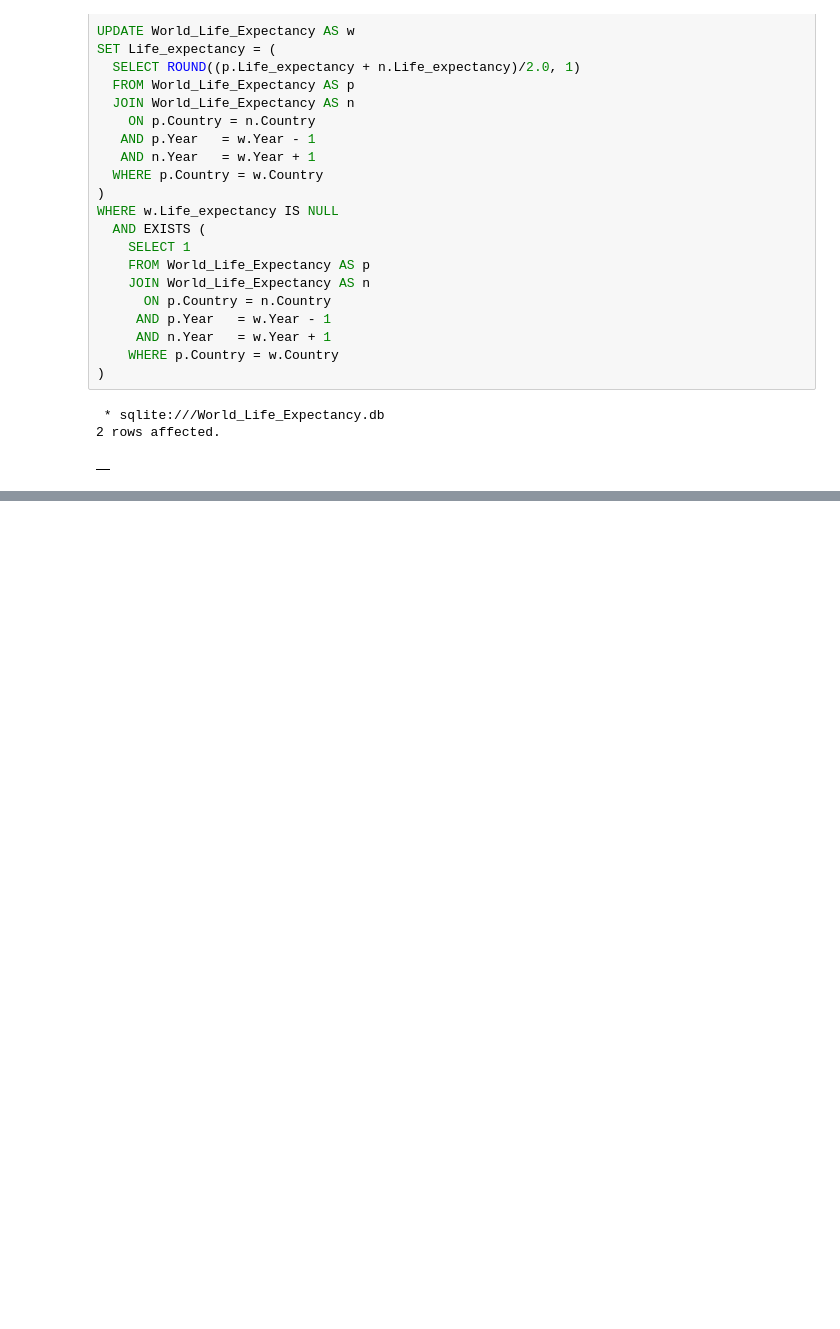
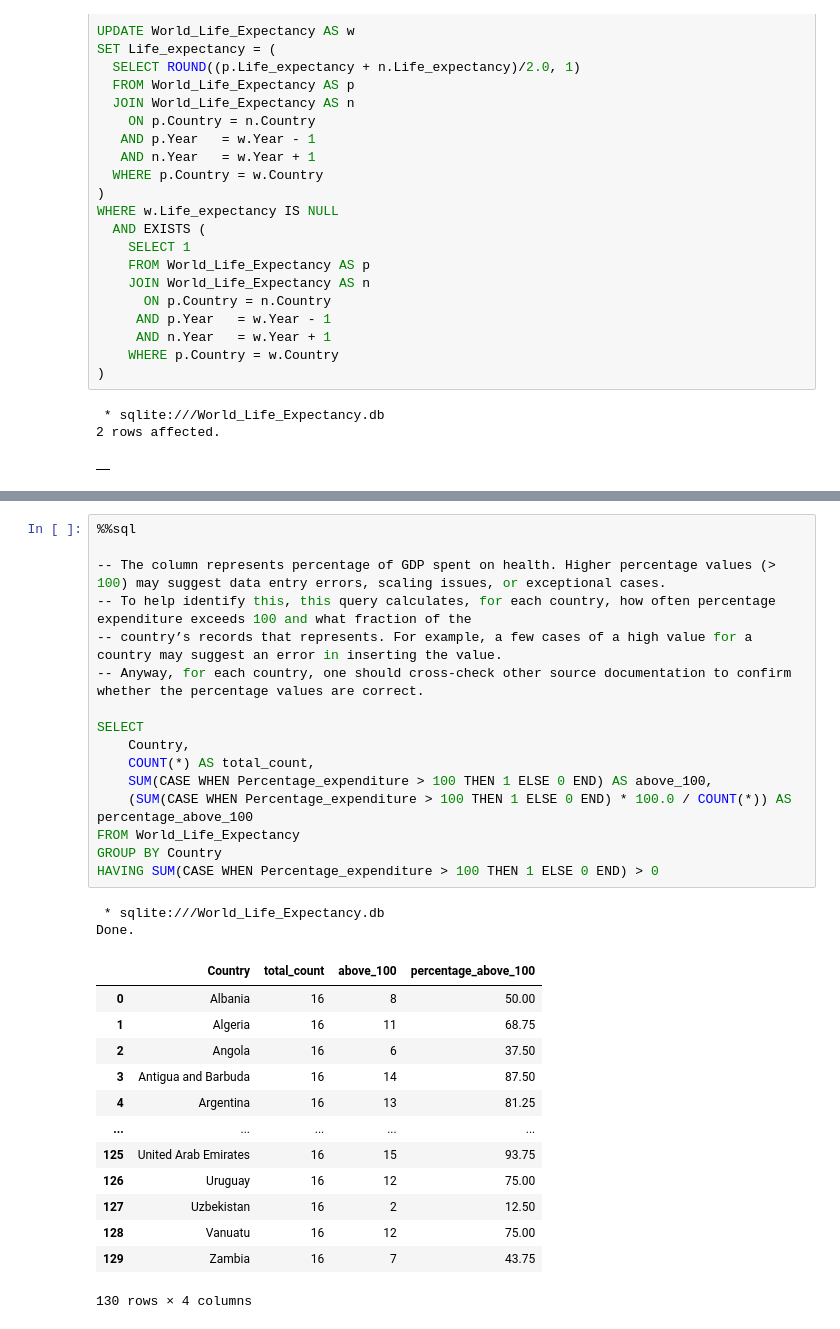
Before and after one commit to gianlucasposito/World-Life-Expectancy-Data-SQL, a Jupyter notebook: World_Life_Expectancy_SQL.ipynb, the cells around one changed output, grey strips where cells are left out. Saved outputs shown, nothing was run; the diff lists cells and outputs as text; blank space fills up the shorter version.

```diff
--- a/World_Life_Expectancy_SQL.ipynb
+++ b/World_Life_Expectancy_SQL.ipynb
@@ -315,0 +383,32 @@ WHERE w.Life_expectancy IS NULL
+# %%
+%%sql
+
+-- The column represents percentage of GDP spent on health. Higher percentage values (> 100) may suggest data entry errors, scaling issues, or exceptional cases.
+-- To help identify this, this query calculates, for each country, how often percentage expenditure exceeds 100 and what fraction of the
+-- country’s records that represents. For example, a few cases of a high value for a country may suggest an error in inserting the value.
+-- Anyway, for each country, one should cross-check other source documentation to confirm whether the percentage values are correct.
+
+SELECT
+    Country,
+    COUNT(*) AS total_count,
+    SUM(CASE WHEN Percentage_expenditure > 100 THEN 1 ELSE 0 END) AS above_100,
+    (SUM(CASE WHEN Percentage_expenditure > 100 THEN 1 ELSE 0 END) * 100.0 / COUNT(*)) AS percentage_above_100
+FROM World_Life_Expectancy
+GROUP BY Country
+HAVING SUM(CASE WHEN Percentage_expenditure > 100 THEN 1 ELSE 0 END) > 0
+# %% [output]
+ * sqlite:///World_Life_Expectancy.db
+Done.
+|  | Country | total_count | above_100 | percentage_above_100 |
+| 0 | Albania | 16 | 8 | 50.00 |
+| 1 | Algeria | 16 | 11 | 68.75 |
+| 2 | Angola | 16 | 6 | 37.50 |
+| 3 | Antigua and Barbuda | 16 | 14 | 87.50 |
+| 4 | Argentina | 16 | 13 | 81.25 |
+| ... | ... | ... | ... | ... |
+| 125 | United Arab Emirates | 16 | 15 | 93.75 |
+| 126 | Uruguay | 16 | 12 | 75.00 |
+| 127 | Uzbekistan | 16 | 2 | 12.50 |
+| 128 | Vanuatu | 16 | 12 | 75.00 |
+| 129 | Zambia | 16 | 7 | 43.75 |
+130 rows × 4 columns
```
Also changed, not shown: parts of 7 cells of this notebook.
